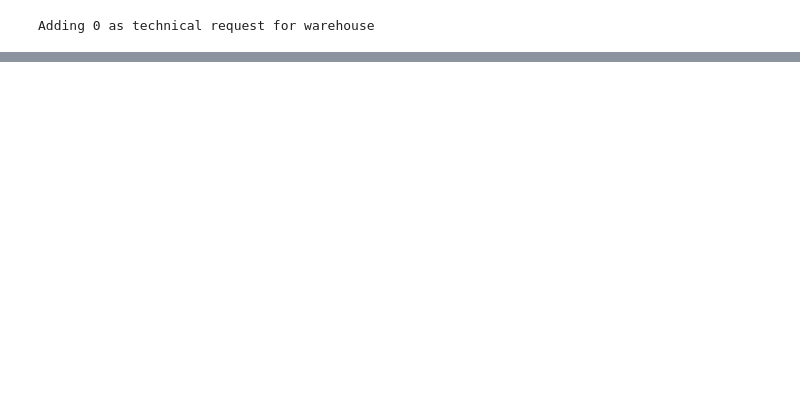
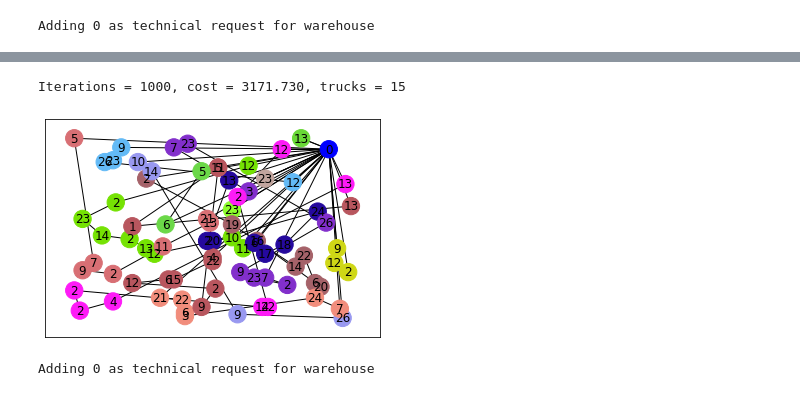
Before and after one commit to PrzeChoj/MSI2, a Jupyter notebook: project1/src/Tests_of_plots_of_datasets.ipynb, the cells around one changed output, grey strips where cells are left out. Drawn from its saved outputs; the diff is of its cells as text; code cells hidden in the pictures; blank space fills up the shorter version.

```diff
--- a/project1/src/Tests_of_plots_of_datasets.ipynb
+++ b/project1/src/Tests_of_plots_of_datasets.ipynb
@@ -79,0 +136,4 @@ plot_solution(antColony)
+# %%
+antColony = AntColony(number_of_ants=None, alpha=1, beta=1, starting_pheromone = 0.005, Q = 1)
+# %%
+antColony.set_problem(coordinates, request, capasity, 10000, 5)
@@ -79,0 +156,5 @@ plot_solution(antColony)
+# %%
+plot_solution(antColony, True)
+# %% [output]
+Iterations = 1000, cost = 3171.730, trucks = 15
+[figure, added]
@@ -79,0 +163,4 @@ plot_solution(antColony)
+# %%
+antColony_reduced.set_problem(coordinates, request, capasity, 10000, 5)
+# %% [output]
+Adding 0 as technical request for warehouse
```
Also changed, not shown: parts of 19 cells of this notebook, 2 other files.
